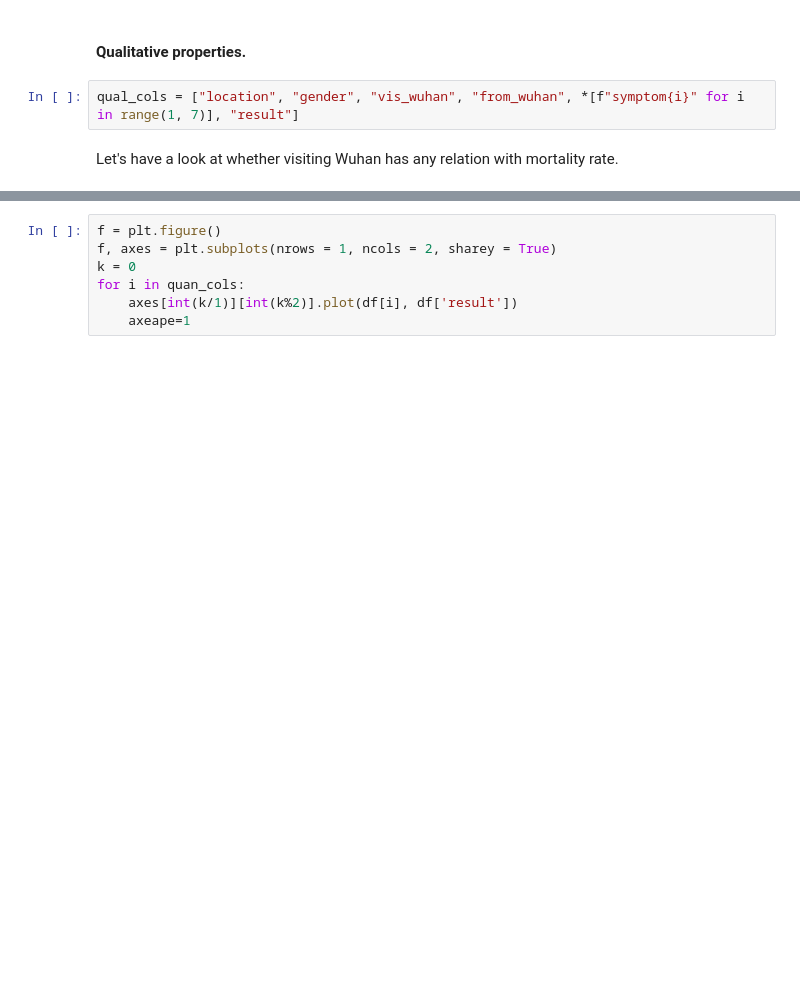
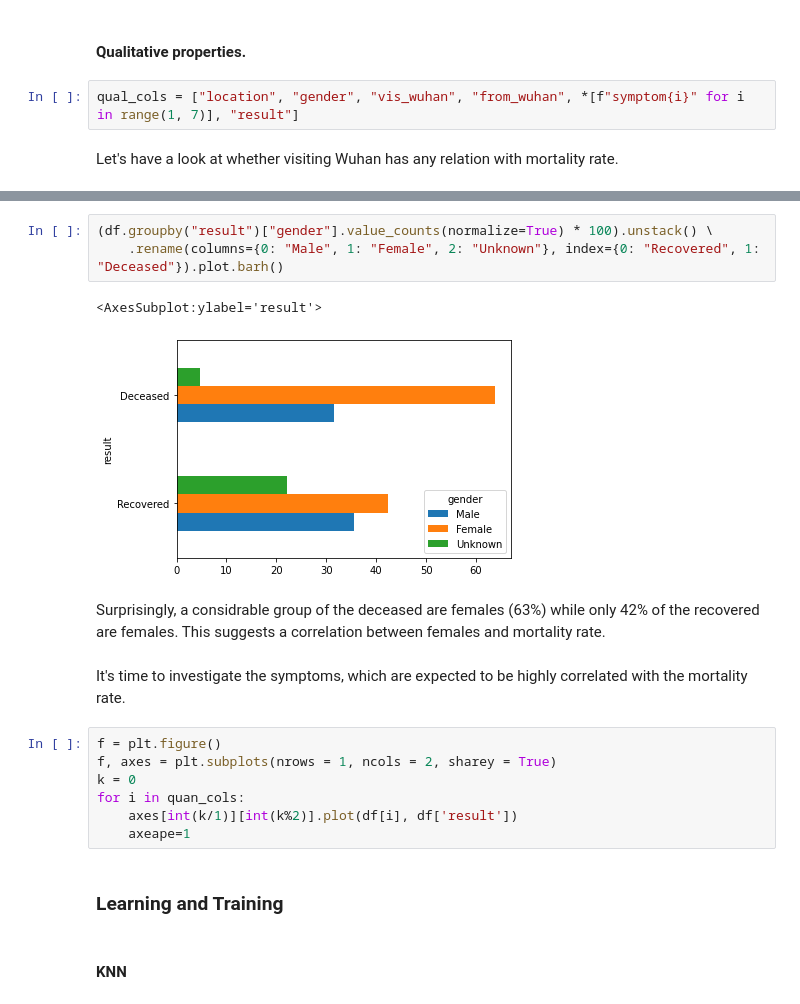
Before and after one commit to Ali-Elganzory/Covid-19-Mortality, a Jupyter notebook: Project.ipynb, the cells around one changed output, grey strips where cells are left out. Saved outputs shown, nothing was run; the diff lists cells and outputs as text; blank space fills up the shorter version.

```diff
--- a/Project.ipynb
+++ b/Project.ipynb
@@ -85,3 +115,14 @@ Name: vis_wuhan, dtype: int64
+# %%
+(df.groupby("result")["gender"].value_counts(normalize=True) * 100).unstack() \
+    .rename(columns={0: "Male", 1: "Female", 2: "Unknown"}, index={0: "Recovered", 1: "Deceased"}).plot.barh()
+# %% [output]
+<AxesSubplot:ylabel='result'>
+[figure, added]
+# %% [markdown]
+Surprisingly, a considrable group of the deceased are females (63%) while only 42% of the recovered are females.
+This suggests a correlation between females and mortality rate.
+# %% [markdown]
+It's time to investigate the symptoms, which are expected to be highly correlated with the mortality rate.
 # %%
 f = plt.figure()
 f, axes = plt.subplots(nrows = 1, ncols = 2, sharey = True)
@@ -89,3 +130,7 @@ k = 0
 for i in quan_cols:
     axes[int(k/1)][int(k%2)].plot(df[i], df['result'])
     axeape=1
+# %% [markdown]
+### Learning and Training
+# %% [markdown]
+#### KNN
```
Also changed, not shown: parts of 6 cells of this notebook.
